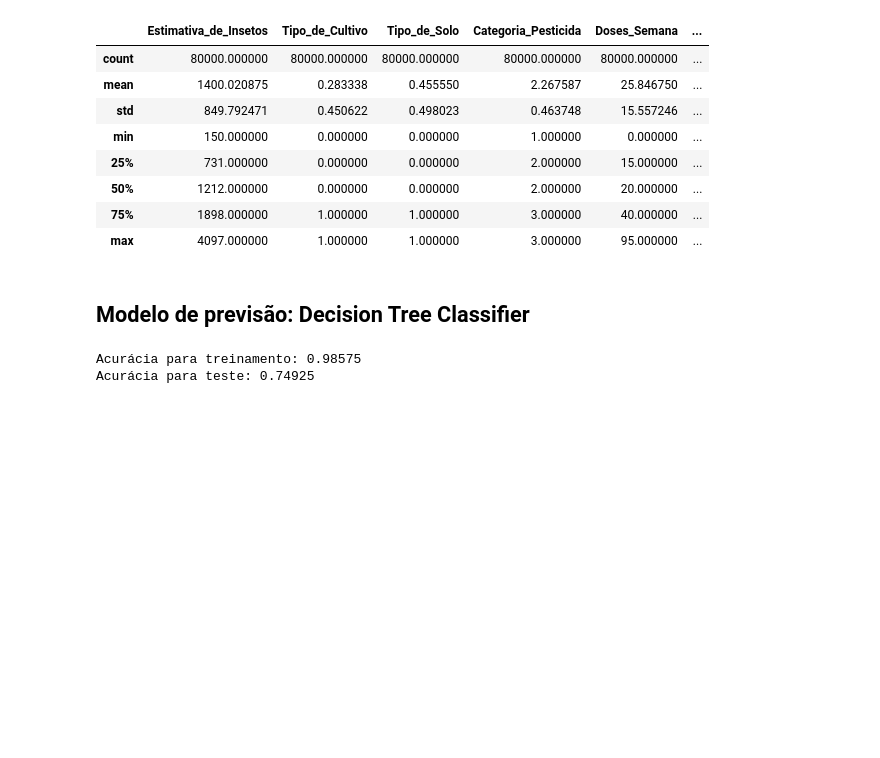
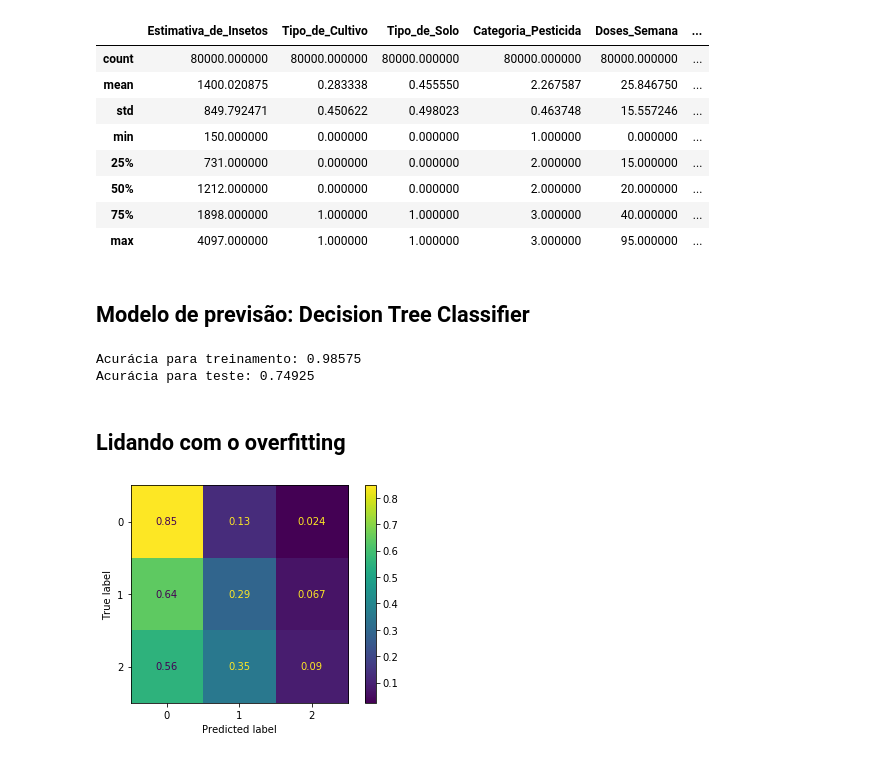
Before and after one commit to Scicrop/jobs-datascience, a Jupyter notebook: SciCrop.ipynb, the cells around one changed output. Saved outputs shown, nothing was run; the diff lists cells and outputs as text; code cells hidden in the pictures; blank space fills up the shorter version.

```diff
--- a/SciCrop.ipynb
+++ b/SciCrop.ipynb
@@ -133,3 +133,5 @@ print('Acurácia para teste:', accuracy_score(y_test,dt.predict(X_test)))
 # %% [output]
 Acurácia para treinamento: 0.98575
 Acurácia para teste: 0.74925
+# %% [markdown]
+## Lidando com o overfitting
@@ -135,0 +142,7 @@ Acurácia para teste: 0.74925
+# %%
+plot_confusion_matrix(dt, X_test, y_test, normalize = 'true')
+plt.show()
+# muitos valores de Dano 2 sendo previstos como 1
+# Dano 3 previsto com 1 e 2
+# %% [output]
+[figure, added]
```
Also changed, not shown: parts of 6 cells of this notebook.
